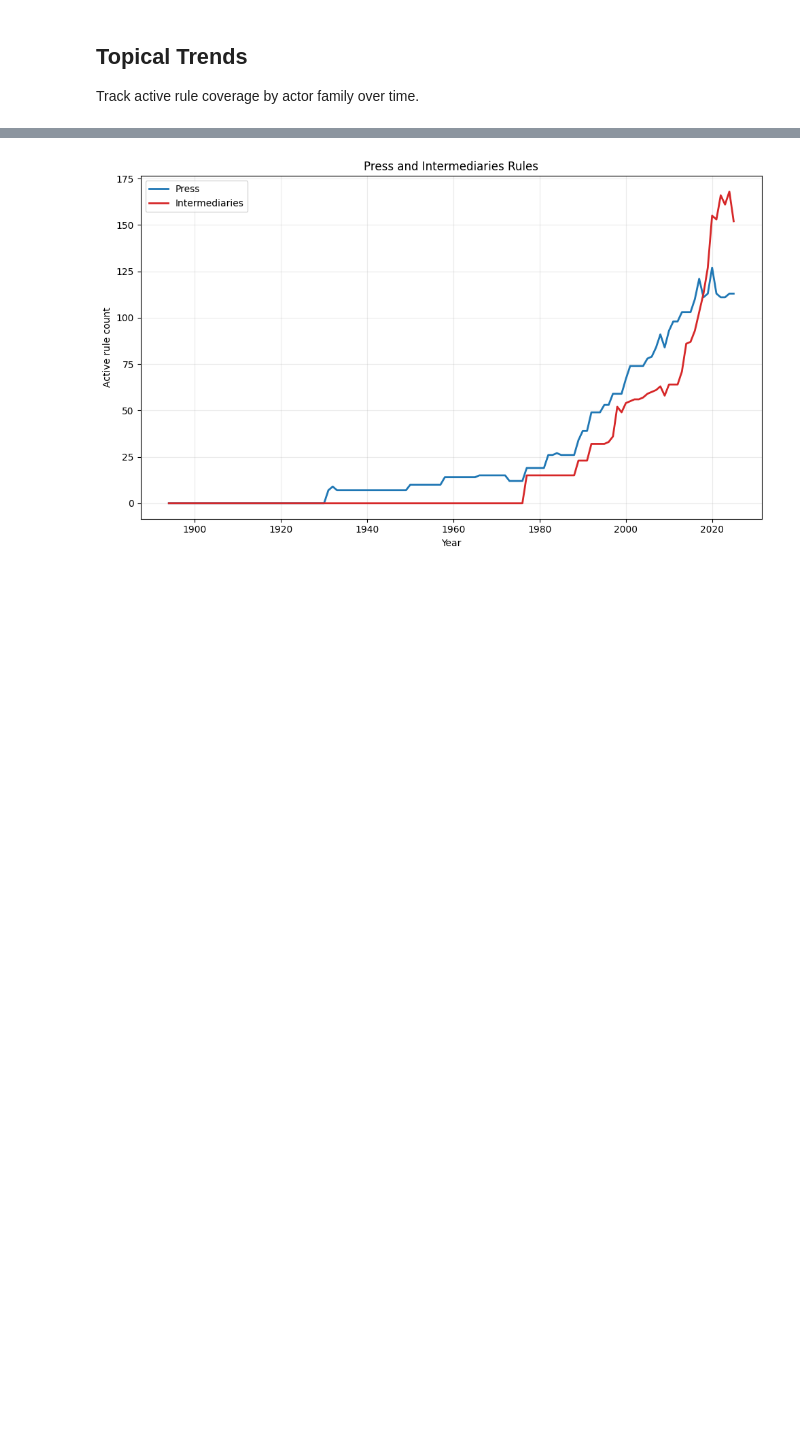
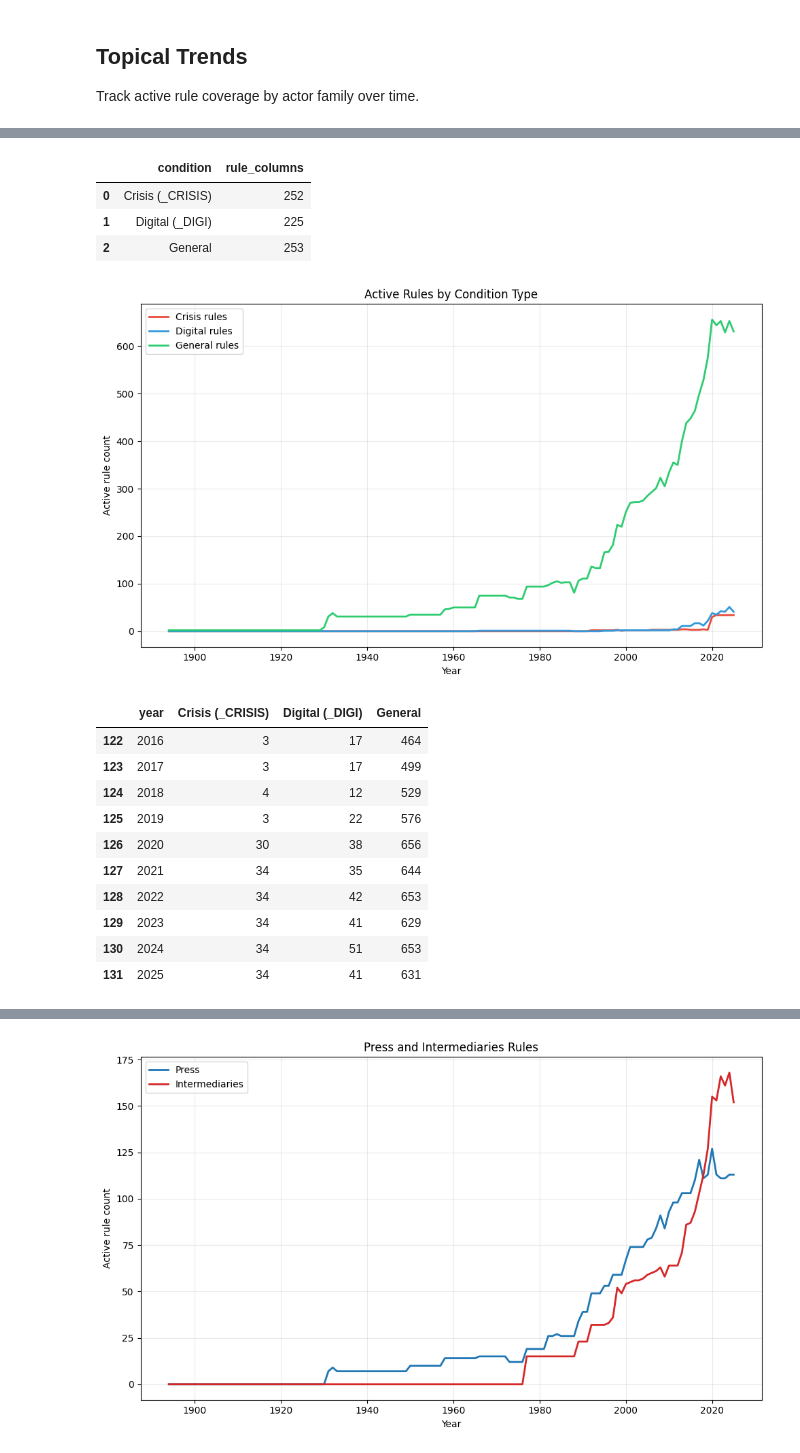
Before and after one commit to raulpzs/lex, a Jupyter notebook: notebooks/eda_new.ipynb, the cells around one changed output, grey strips where cells are left out. Drawn from its saved outputs; the diff is of its cells as text; code cells hidden in the pictures; blank space fills up the shorter version.

```diff
--- a/notebooks/eda_new.ipynb
+++ b/notebooks/eda_new.ipynb
@@ -192,0 +207,79 @@ yearly_active_rules.tail(10)
+# %%
+crisis_cols = [c for c in rule_cols if "_CRISIS" in c]
+digi_cols = [c for c in rule_cols if "_DIGI" in c]
+general_cols = [c for c in rule_cols if "_CRISIS" not in c and "_DIGI" not in c]
+
+condition_groups = {
+    "Crisis (_CRISIS)": crisis_cols,
+    "Digital (_DIGI)": digi_cols,
+    "General": general_cols,
+}
+
+condition_group_summary = pd.DataFrame({
+    "condition": condition_groups.keys(),
+    "rule_columns": [len(cols) for cols in condition_groups.values()],
+})
+
+condition_group_summary
+# %% [output]
+|  | condition | rule_columns |
+| 0 | Crisis (_CRISIS) | 252 |
+| 1 | Digital (_DIGI) | 225 |
+| 2 | General | 253 |
+# %%
+yearly_condition_active_rules = pd.DataFrame({"year": df["year"]})
+
+for condition_name, cols in condition_groups.items():
+    yearly_condition_active_rules[condition_name] = df[cols].fillna(0).ne(0).sum(axis=1)
+
+yearly_condition_active_rules = (
+    yearly_condition_active_rules
+    .groupby("year", as_index=False)
+    .sum()
+)
+
+plt.figure(figsize=(10, 6))
+plt.plot(
+    yearly_condition_active_rules["year"],
+    yearly_condition_active_rules["Crisis (_CRISIS)"],
+    label="Crisis rules",
+    color="#e74c3c",
+    linewidth=2,
+)
+plt.plot(
+    yearly_condition_active_rules["year"],
+    yearly_condition_active_rules["Digital (_DIGI)"],
+    label="Digital rules",
+    color="#3498db",
+    linewidth=2,
+)
+plt.plot(
+    yearly_condition_active_rules["year"],
+    yearly_condition_active_rules["General"],
+    label="General rules",
+    color="#2ecc71",
+    linewidth=2,
+)
+
+plt.xlabel("Year")
+plt.ylabel("Active rule count")
+plt.title("Active Rules by Condition Type")
+plt.grid(True, alpha=0.25)
+plt.legend()
+plt.tight_layout()
+plt.show()
+
+yearly_condition_active_rules.tail(10)
+# %% [output]
+[figure, added]
+|  | year | Crisis (_CRISIS) | Digital (_DIGI) | General |
+| 122 | 2016 | 3 | 17 | 464 |
+| 123 | 2017 | 3 | 17 | 499 |
+| 124 | 2018 | 4 | 12 | 529 |
+| 125 | 2019 | 3 | 22 | 576 |
+| 126 | 2020 | 30 | 38 | 656 |
+| 127 | 2021 | 34 | 35 | 644 |
+| 128 | 2022 | 34 | 42 | 653 |
+| 129 | 2023 | 34 | 41 | 629 |
+| 130 | 2024 | 34 | 51 | 653 |
+| 131 | 2025 | 34 | 41 | 631 |
```
Also changed, not shown: parts of 17 cells of this notebook, 2 other files.
